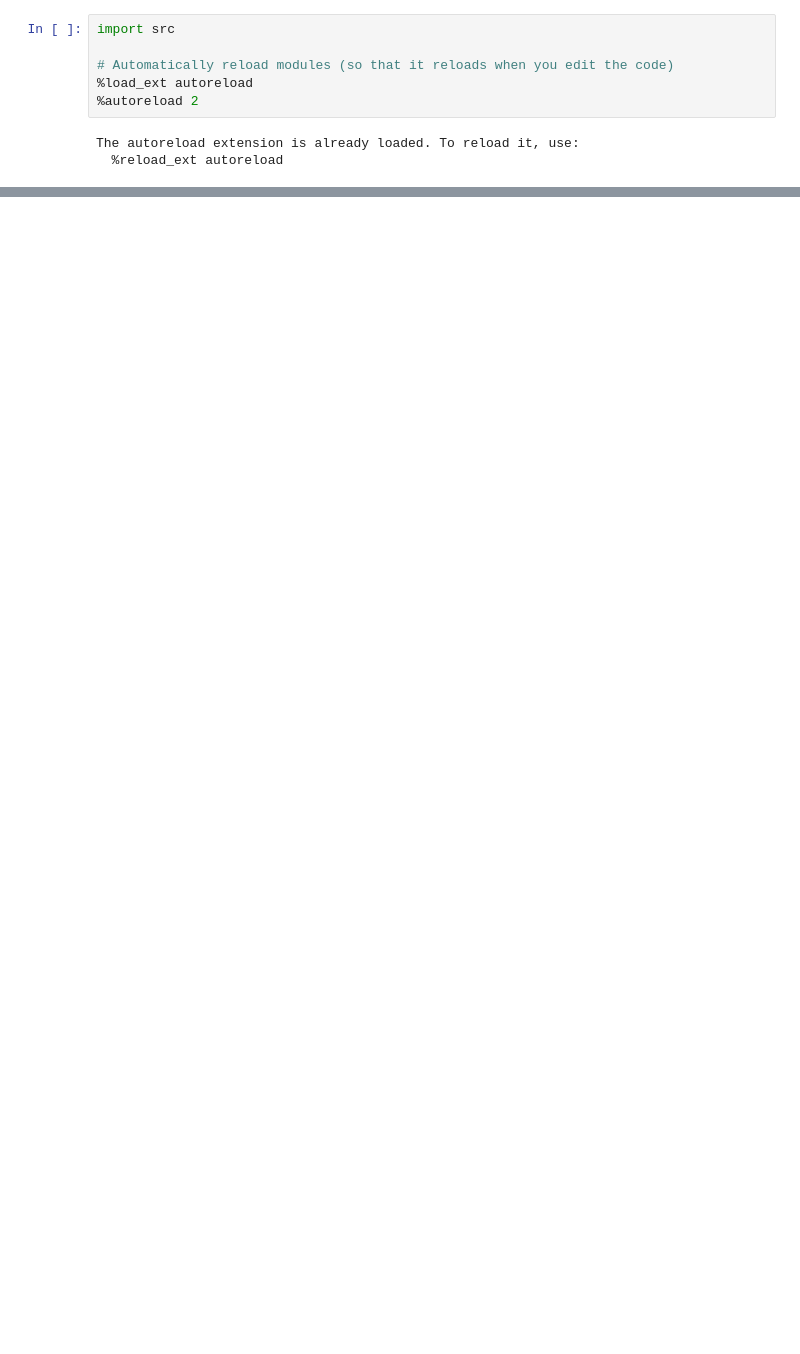
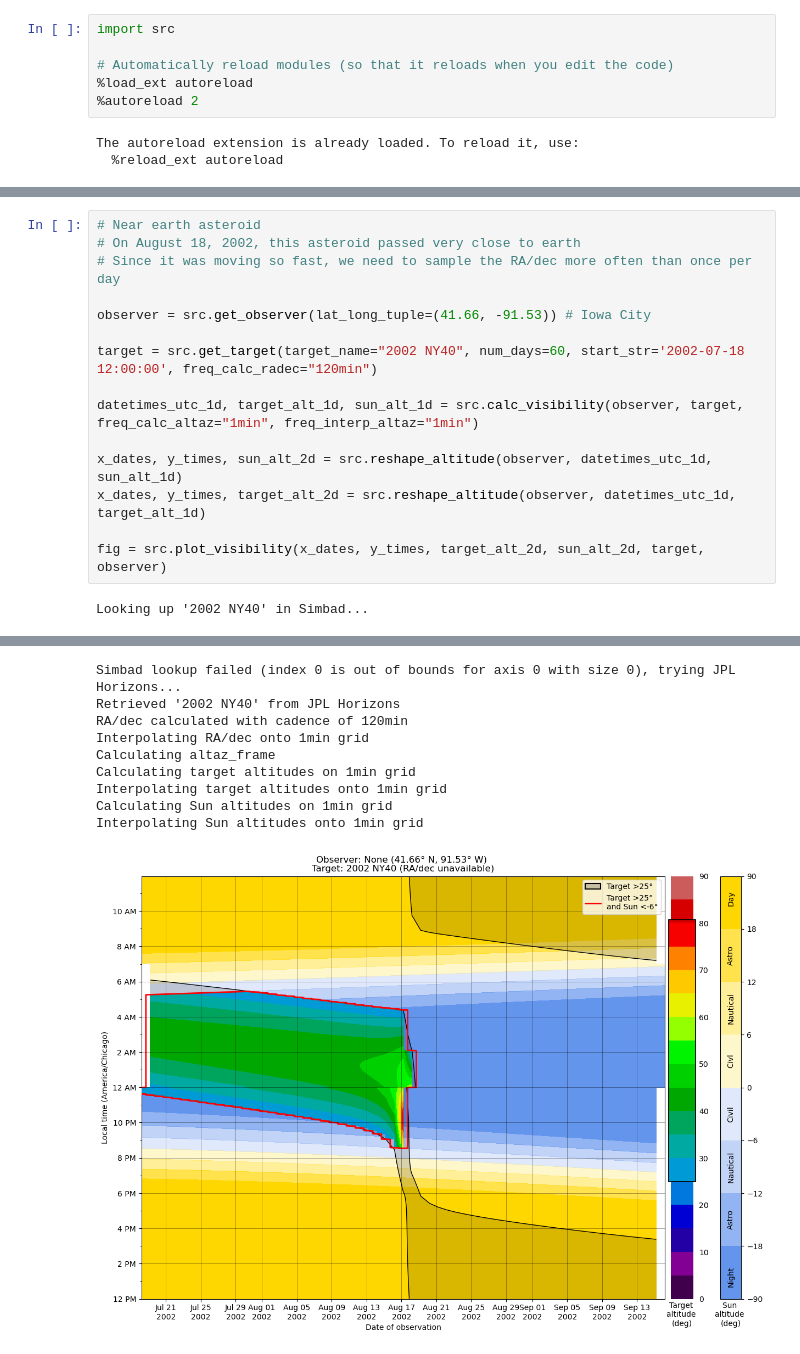
Before and after one commit to johnmomberg/Visibility_Planner, a Jupyter notebook: examples.ipynb, the cells around one changed output, grey strips where cells are left out. Drawn from its saved outputs; the diff is of its cells as text; blank space fills up the shorter version.

```diff
--- a/examples.ipynb
+++ b/examples.ipynb
@@ -239,0 +243,17 @@ Calculating Sun altitudes
+# %%
+# Near earth asteroid
+# On August 18, 2002, this asteroid passed very close to earth
+# Since it was moving so fast, we need to sample the RA/dec more often than once per day
+
+observer = src.get_observer(lat_long_tuple=(41.66, -91.53)) # Iowa City
+
+target = src.get_target(target_name="2002 NY40", num_days=60, start_str='2002-07-18 12:00:00', freq_calc_radec="120min")
+
+datetimes_utc_1d, target_alt_1d, sun_alt_1d = src.calc_visibility(observer, target, freq_calc_altaz="1min", freq_interp_altaz="1min")
+
+x_dates, y_times, sun_alt_2d = src.reshape_altitude(observer, datetimes_utc_1d, sun_alt_1d)
+x_dates, y_times, target_alt_2d = src.reshape_altitude(observer, datetimes_utc_1d, target_alt_1d)
+
+fig = src.plot_visibility(x_dates, y_times, target_alt_2d, sun_alt_2d, target, observer)
+# %% [output]
+Looking up '2002 NY40' in Simbad...
@@ -239,0 +261,10 @@ Calculating Sun altitudes
+Simbad lookup failed (index 0 is out of bounds for axis 0 with size 0), trying JPL Horizons...
+Retrieved '2002 NY40' from JPL Horizons
+RA/dec calculated with cadence of 120min
+Interpolating RA/dec onto 1min grid
+Calculating altaz_frame
+Calculating target altitudes on 1min grid
+Interpolating target altitudes onto 1min grid
+Calculating Sun altitudes on 1min grid
+Interpolating Sun altitudes onto 1min grid
+[figure, added]
```
Also changed, not shown: parts of 12 cells of this notebook, 9 other files.
